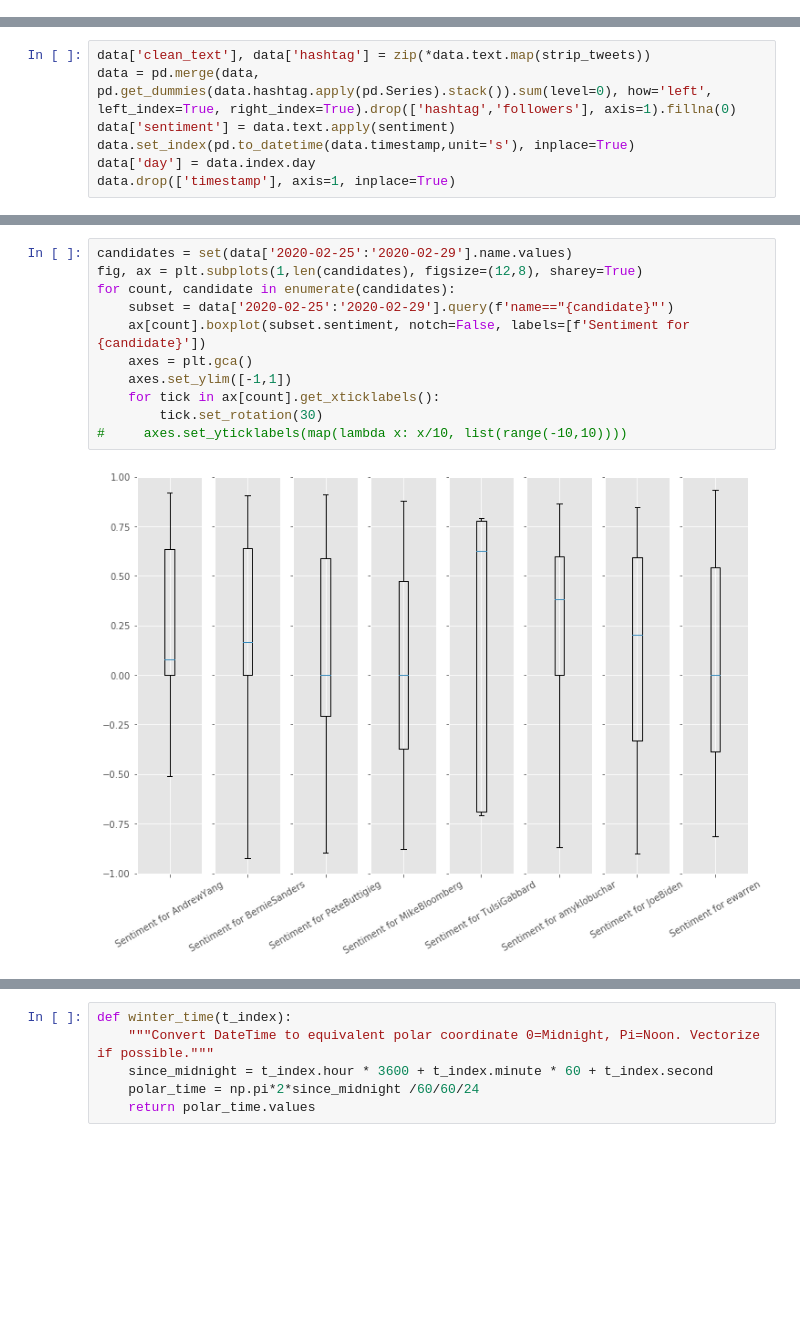
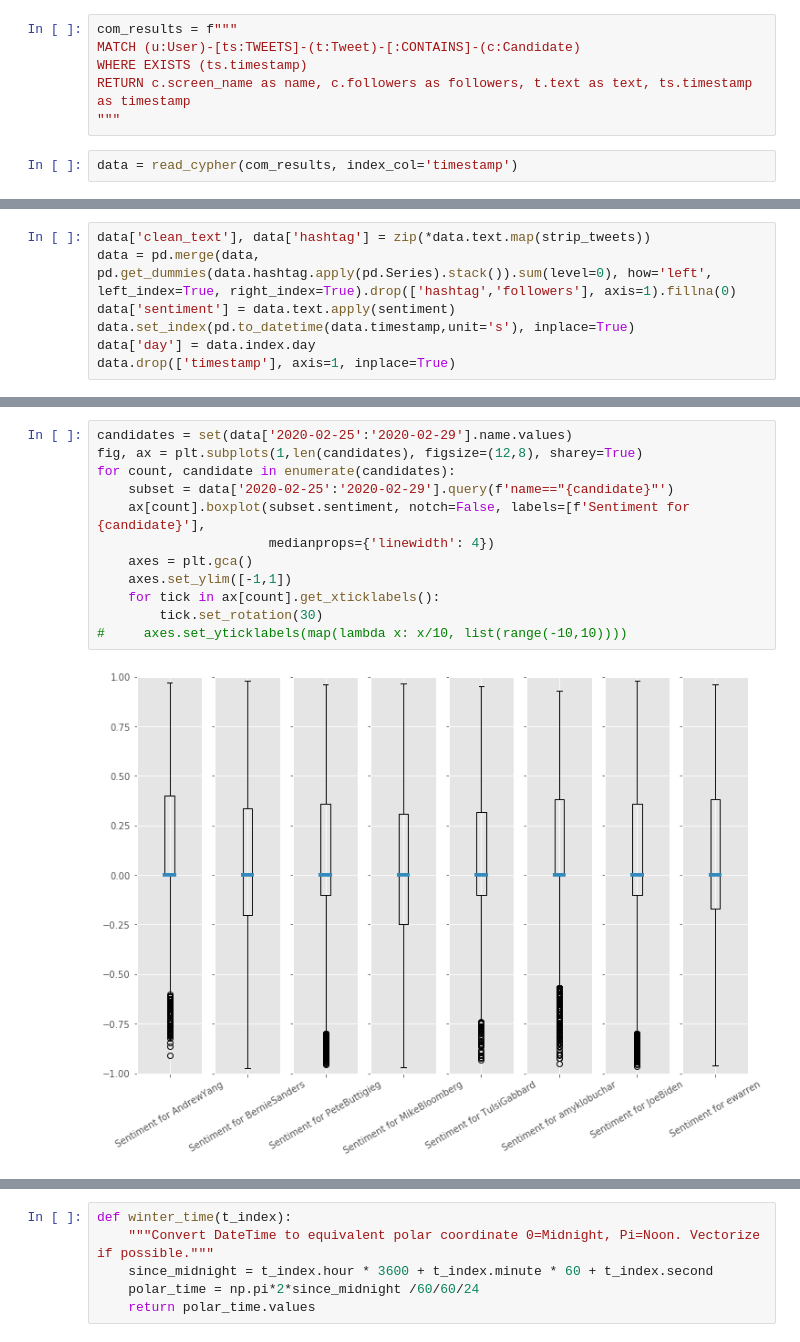
Before and after one commit to danjizquierdo/Sentimental, a Jupyter notebook: NLP_EDA.ipynb, the cells around one changed output, grey strips where cells are left out. Saved outputs shown, nothing was run; the diff lists cells and outputs as text; blank space fills up the shorter version.

Commit message:
Update image

```diff
--- a/NLP_EDA.ipynb
+++ b/NLP_EDA.ipynb
@@ -21,6 +21,14 @@ sentiment_analyzer = SentimentIntensityAnalyzer()
 def sentiment(doc):
     """Returns polarity score set earlier to Vader's analyzer"""
     return sentiment_analyzer.polarity_scores(doc)['compound']
+# %%
+com_results = f"""
+MATCH (u:User)-[ts:TWEETS]-(t:Tweet)-[:CONTAINS]-(c:Candidate)
+WHERE EXISTS (ts.timestamp)
+RETURN c.screen_name as name, c.followers as followers, t.text as text, ts.timestamp as timestamp
+"""
+# %%
+data = read_cypher(com_results, index_col='timestamp')
 # %%
 data.name.value_counts()
 # %% [output]
@@ -82,16 +90,17 @@ for count, day in enumerate(days):
 # %%
 candidates = set(data['2020-02-25':'2020-02-29'].name.values)
 fig, ax = plt.subplots(1,len(candidates), figsize=(12,8), sharey=True)
 for count, candidate in enumerate(candidates):
     subset = data['2020-02-25':'2020-02-29'].query(f'name=="{candidate}"')
-    ax[count].boxplot(subset.sentiment, notch=False, labels=[f'Sentiment for {candidate}'])
+    ax[count].boxplot(subset.sentiment, notch=False, labels=[f'Sentiment for {candidate}'],
+                      medianprops={'linewidth': 4})
     axes = plt.gca()
     axes.set_ylim([-1,1])
     for tick in ax[count].get_xticklabels():
         tick.set_rotation(30)
 #     axes.set_yticklabels(map(lambda x: x/10, list(range(-10,10))))
 # %% [output]
-[figure, old version]
+[figure, new version]
 # %%
 candidate_mean = data['2020-02-25':'2020-02-29'].groupby('name').sentiment.mean()
 candidate_mean.plot(kind='bar');
```
Also changed, not shown: parts of 11 cells of this notebook, 2 other files.
